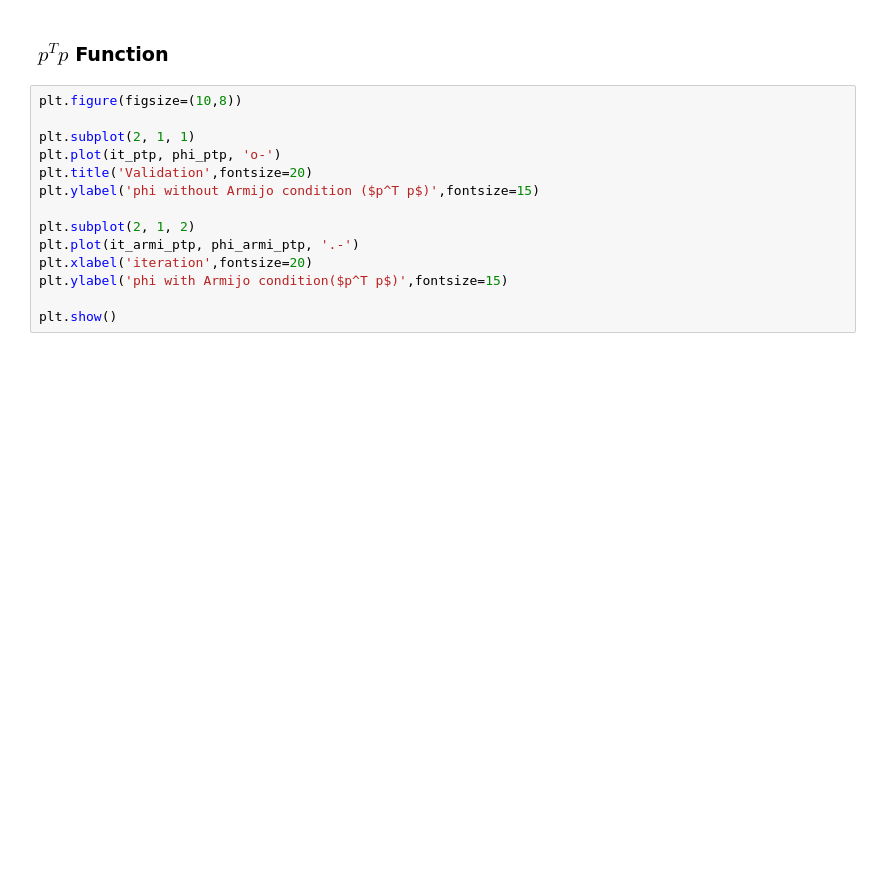
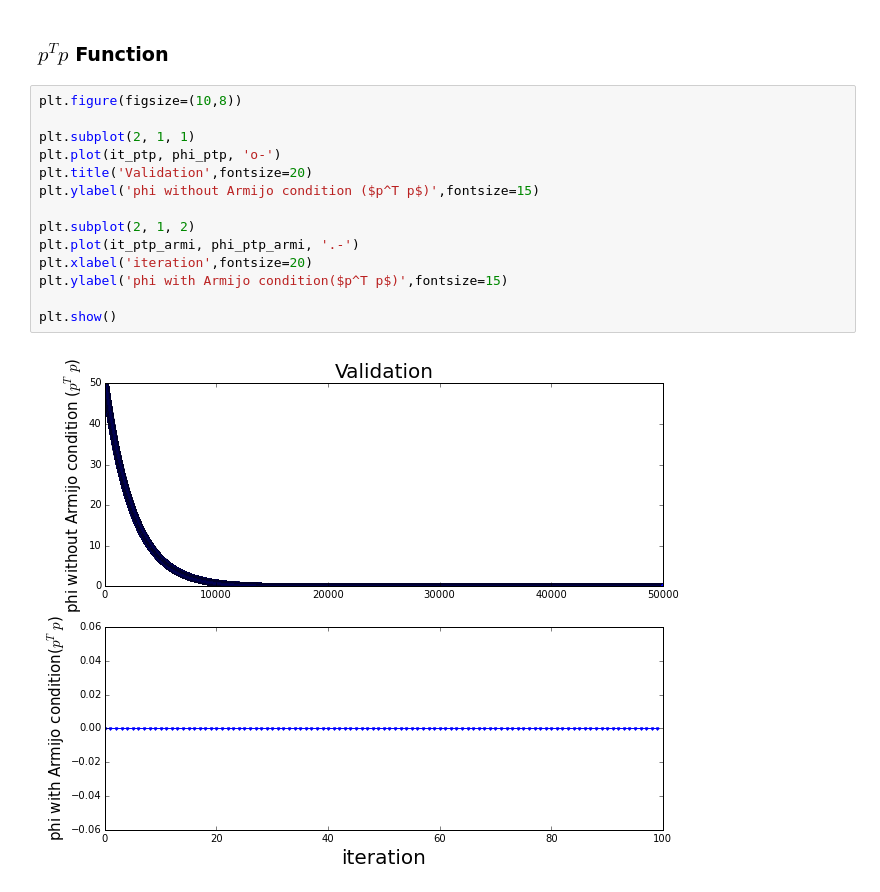
Before and after one commit to andrelreis/nonlinear_inversion, a Jupyter notebook: codigos/steepest_descent_functions.ipynb, the cells around one changed output. Drawn from its saved outputs; the diff is of its cells as text; blank space fills up the shorter version.

```diff
--- a/codigos/steepest_descent_functions.ipynb
+++ b/codigos/steepest_descent_functions.ipynb
@@ -374,14 +392,16 @@ plt.show()
 # %%
 plt.figure(figsize=(10,8))
 
 plt.subplot(2, 1, 1)
 plt.plot(it_ptp, phi_ptp, 'o-')
 plt.title('Validation',fontsize=20)
 plt.ylabel('phi without Armijo condition ($p^T p$)',fontsize=15)
 
 plt.subplot(2, 1, 2)
-plt.plot(it_armi_ptp, phi_armi_ptp, '.-')
+plt.plot(it_ptp_armi, phi_ptp_armi, '.-')
 plt.xlabel('iteration',fontsize=20)
 plt.ylabel('phi with Armijo condition($p^T p$)',fontsize=15)
 
 plt.show()
+# %% [output]
+[figure, added]
```
Also changed, not shown: parts of 5 cells of this notebook, 2 other files.
